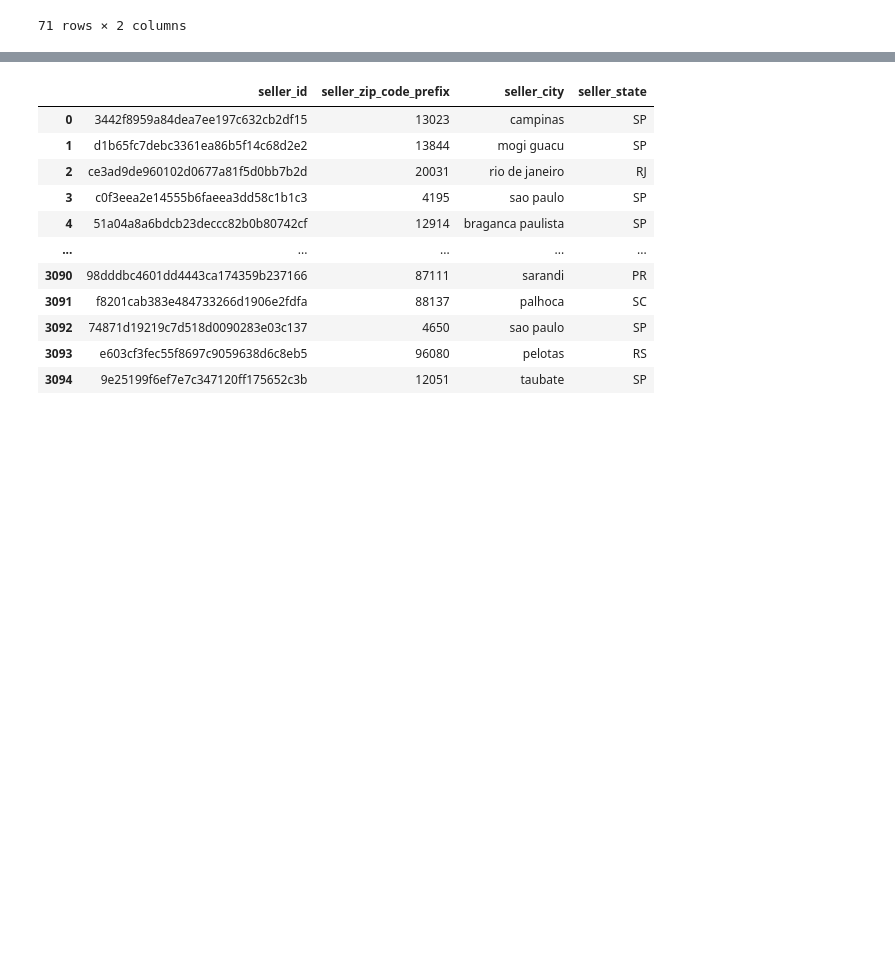
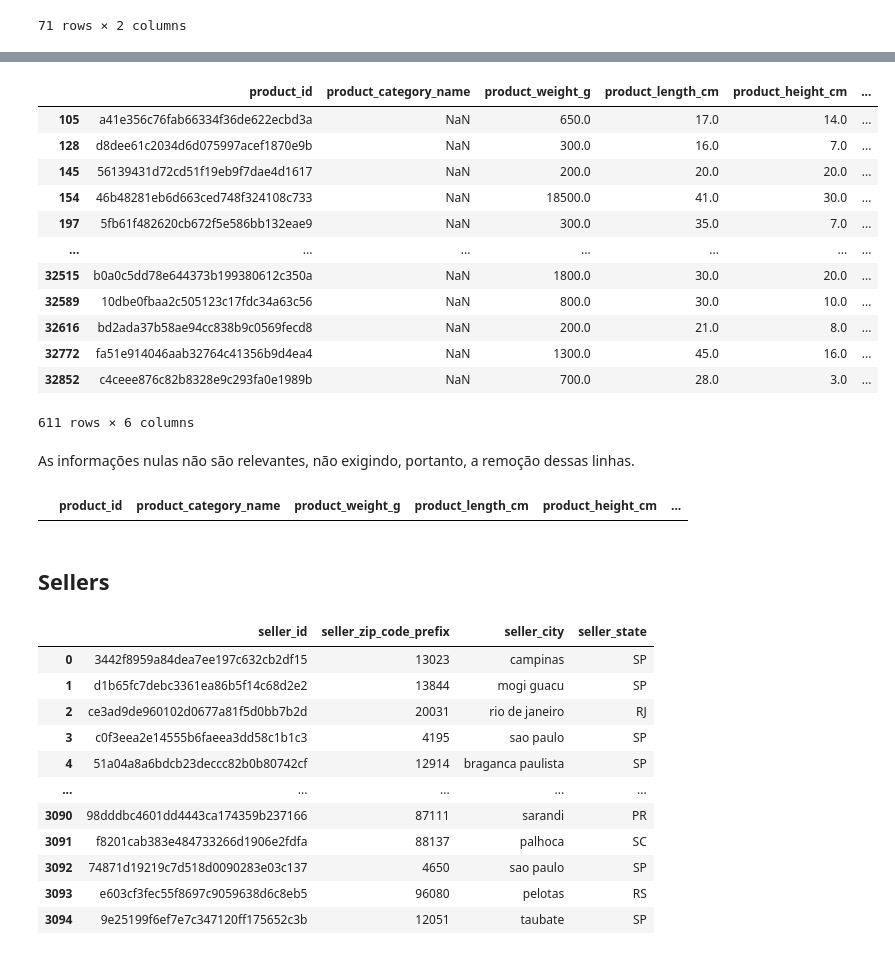
Before and after one commit to pedropalugan/NaBox, a Jupyter notebook: NaBox-Notebook.ipynb, the cells around one changed output, grey strips where cells are left out. Cells and saved outputs as stored; diff of their text form; code cells hidden in the pictures; blank space fills up the shorter version.

```diff
--- a/NaBox-Notebook.ipynb
+++ b/NaBox-Notebook.ipynb
@@ -158,3 +291,29 @@ prodcuts
+# %%
+Nulos = products[products.isnull().any(axis=1)]
+Nulos
+# %% [output]
+|  | product_id | product_category_name | product_weight_g | product_length_cm | product_height_cm | ... |
+| 105 | a41e356c76fab66334f36de622ecbd3a | NaN | 650.0 | 17.0 | 14.0 | ... |
+| 128 | d8dee61c2034d6d075997acef1870e9b | NaN | 300.0 | 16.0 | 7.0 | ... |
+| 145 | 56139431d72cd51f19eb9f7dae4d1617 | NaN | 200.0 | 20.0 | 20.0 | ... |
+| 154 | 46b48281eb6d663ced748f324108c733 | NaN | 18500.0 | 41.0 | 30.0 | ... |
+| 197 | 5fb61f482620cb672f5e586bb132eae9 | NaN | 300.0 | 35.0 | 7.0 | ... |
+| ... | ... | ... | ... | ... | ... | ... |
+| 32515 | b0a0c5dd78e644373b199380612c350a | NaN | 1800.0 | 30.0 | 20.0 | ... |
+| 32589 | 10dbe0fbaa2c505123c17fdc34a63c56 | NaN | 800.0 | 30.0 | 10.0 | ... |
+| 32616 | bd2ada37b58ae94cc838b9c0569fecd8 | NaN | 200.0 | 21.0 | 8.0 | ... |
+| 32772 | fa51e914046aab32764c41356b9d4ea4 | NaN | 1300.0 | 45.0 | 16.0 | ... |
+| 32852 | c4ceee876c82b8328e9c293fa0e1989b | NaN | 700.0 | 28.0 | 3.0 | ... |
+611 rows × 6 columns
+# %% [markdown]
+As informações nulas não são relevantes, não exigindo, portanto, a remoção dessas linhas.
+# %%
+Duplicadas = products[products.duplicated()]
+Duplicadas
+# %% [output]
+|  | product_id | product_category_name | product_weight_g | product_length_cm | product_height_cm | ... |
+# %% [markdown]
+## Sellers
 # %%
 sellers
 # %% [output]
```
Also changed, not shown: parts of 37 cells of this notebook.
